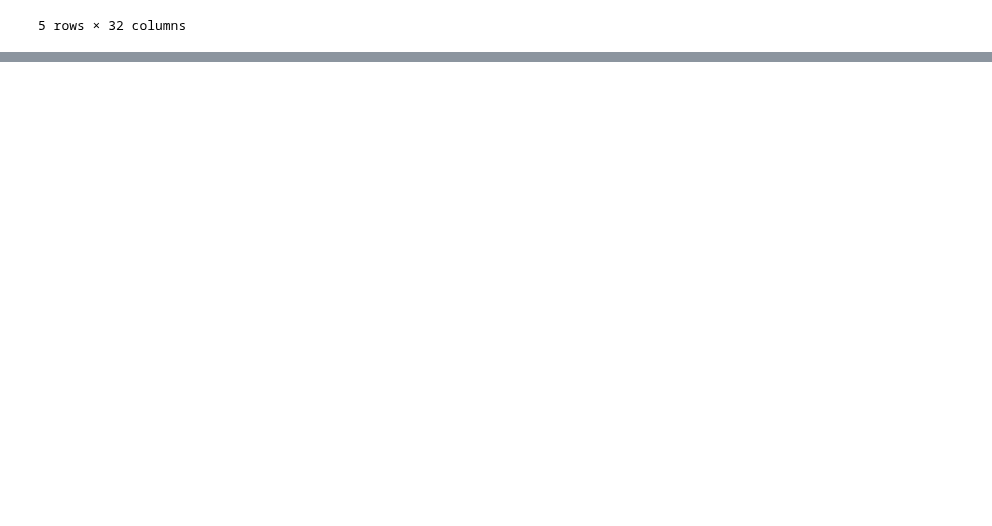
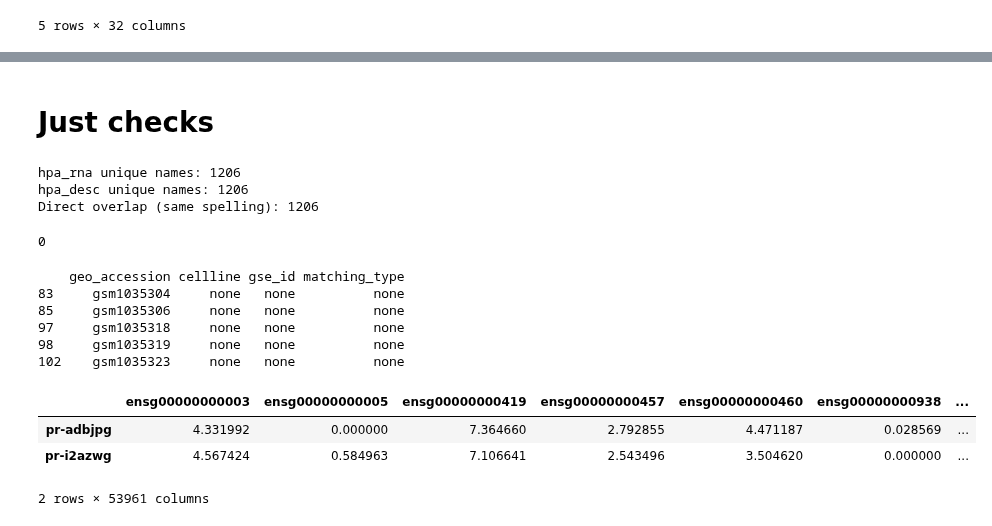
Before and after one commit to UoB-AstraZeneca-25-26/UoB-GeneTraceAI-25-26, a Jupyter notebook: src/notebooks/02b_trackB_key_resolution.ipynb, the cells around one changed output, grey strips where cells are left out. Drawn from its saved outputs; the diff is of its cells as text; code cells hidden in the pictures; blank space fills up the shorter version.

```diff
--- a/src/notebooks/02b_trackB_key_resolution.ipynb
+++ b/src/notebooks/02b_trackB_key_resolution.ipynb
@@ -1188,0 +2234,36 @@ sample_info.head(5)
+# %% [markdown]
+# Just checks
+# %%
+hpa_rna_names = set(hpa["cell line"].unique())
+hpa_desc_names = set(hpa_desc["cell line"].unique())
+
+direct_overlap = hpa_rna_names & hpa_desc_names
+print(f"hpa_rna unique names: {len(hpa_rna_names)}")
+print(f"hpa_desc unique names: {len(hpa_desc_names)}")
+print(f"Direct overlap (same spelling): {len(direct_overlap)}")
+# %% [output]
+hpa_rna unique names: 1206
+hpa_desc unique names: 1206
+Direct overlap (same spelling): 1206
+# %%
+geo_info = pd.read_parquet("../../data/parquet/data_clean/geo_info_clean.parquet")
+geo_info["cellosaurus_id"].isna().sum()
+# %% [output]
+0
+# %%
+cvcl_7082_rows = geo_info[geo_info["cellosaurus_id"] == "cvcl_7082"]
+print(cvcl_7082_rows[["geo_accession", "cellline", "gse_id", "matching_type"]].head())
+# %% [output]
+    geo_accession cellline gse_id matching_type
+83     gsm1035304     none   none          none
+85     gsm1035306     none   none          none
+97     gsm1035318     none   none          none
+98     gsm1035319     none   none          none
+102    gsm1035323     none   none          none
+# %%
+depmap.head(2)
+# %% [output]
+|  | ensg00000000003 | ensg00000000005 | ensg00000000419 | ensg00000000457 | ensg00000000460 | ensg00000000938 | ... |
+| pr-adbjpg | 4.331992 | 0.000000 | 7.364660 | 2.792855 | 4.471187 | 0.028569 | ... |
+| pr-i2azwg | 4.567424 | 0.584963 | 7.106641 | 2.543496 | 3.504620 | 0.000000 | ... |
+2 rows × 53961 columns
```
Also changed, not shown: parts of 46 cells of this notebook.
